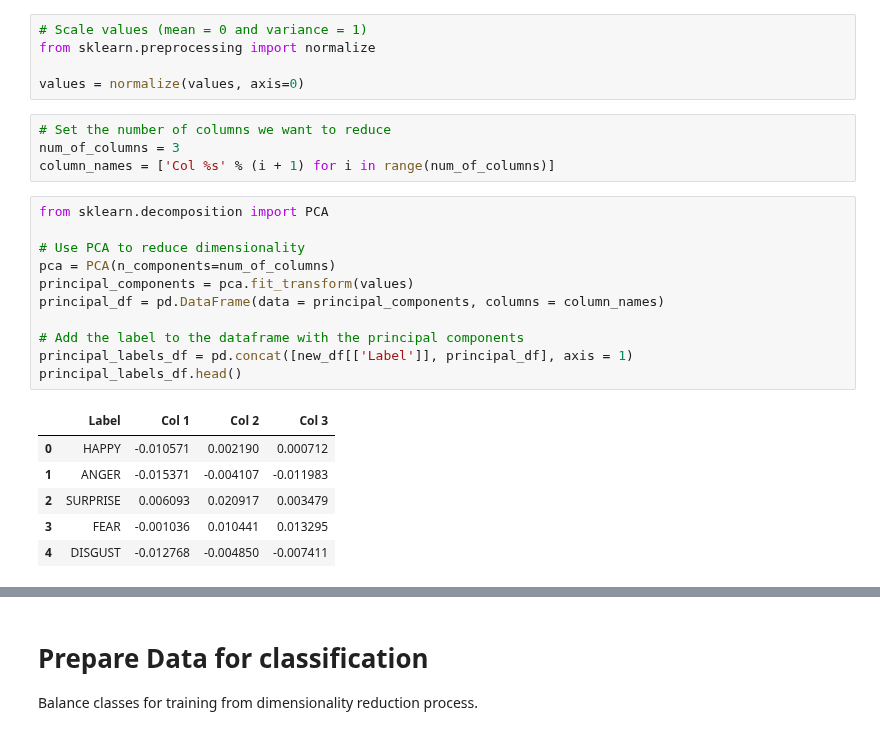
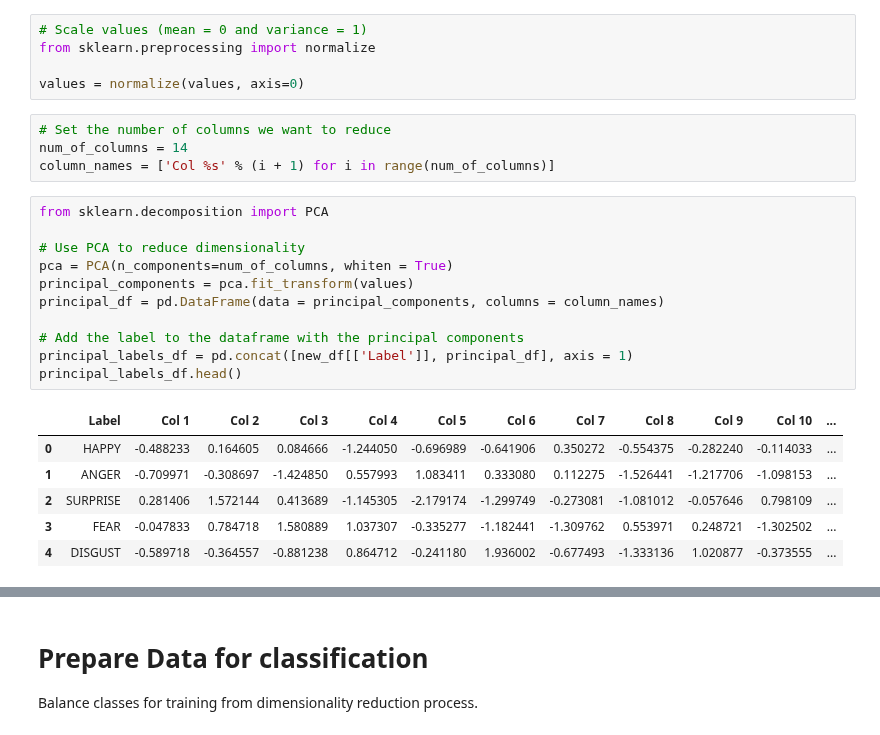
Before and after one commit to diegocasmo/iis-project, a Jupyter notebook: code/lm2-analysis/solution-nose-tip-lm2.ipynb, the cells around one changed output, grey strips where cells are left out. Cells and saved outputs as stored; diff of their text form.

Commit message:
Use 14 features and PCA with whiten

```diff
--- a/code/lm2-analysis/solution-nose-tip-lm2.ipynb
+++ b/code/lm2-analysis/solution-nose-tip-lm2.ipynb
@@ -129,26 +129,26 @@ from sklearn.preprocessing import normalize
 values = normalize(values, axis=0)
 # %%
 # Set the number of columns we want to reduce
-num_of_columns = 3
+num_of_columns = 14
 column_names = ['Col %s' % (i + 1) for i in range(num_of_columns)]
 # %%
 from sklearn.decomposition import PCA
 
 # Use PCA to reduce dimensionality
-pca = PCA(n_components=num_of_columns)
+pca = PCA(n_components=num_of_columns, whiten = True)
 principal_components = pca.fit_transform(values)
 principal_df = pd.DataFrame(data = principal_components, columns = column_names)
 
 # Add the label to the dataframe with the principal components
 principal_labels_df = pd.concat([new_df[['Label']], principal_df], axis = 1)
 principal_labels_df.head()
 # %% [output]
-|  | Label | Col 1 | Col 2 | Col 3 |
-| 0 | HAPPY | -0.010571 | 0.002190 | 0.000712 |
-| 1 | ANGER | -0.015371 | -0.004107 | -0.011983 |
-| 2 | SURPRISE | 0.006093 | 0.020917 | 0.003479 |
-| 3 | FEAR | -0.001036 | 0.010441 | 0.013295 |
-| 4 | DISGUST | -0.012768 | -0.004850 | -0.007411 |
+|  | Label | Col 1 | Col 2 | Col 3 | Col 4 | Col 5 | Col 6 | Col 7 | Col 8 | Col 9 | Col 10 | ... |
+| 0 | HAPPY | -0.488233 | 0.164605 | 0.084666 | -1.244050 | -0.696989 | -0.641906 | 0.350272 | -0.554375 | -0.282240 | -0.114033 | ... |
+| 1 | ANGER | -0.709971 | -0.308697 | -1.424850 | 0.557993 | 1.083411 | 0.333080 | 0.112275 | -1.526441 | -1.217706 | -1.098153 | ... |
+| 2 | SURPRISE | 0.281406 | 1.572144 | 0.413689 | -1.145305 | -2.179174 | -1.299749 | -0.273081 | -1.081012 | -0.057646 | 0.798109 | ... |
+| 3 | FEAR | -0.047833 | 0.784718 | 1.580889 | 1.037307 | -0.335277 | -1.182441 | -1.309762 | 0.553971 | 0.248721 | -1.302502 | ... |
+| 4 | DISGUST | -0.589718 | -0.364557 | -0.881238 | 0.864712 | -0.241180 | 1.936002 | -0.677493 | -1.333136 | 1.020877 | -0.373555 | ... |
 # %%
 # Visualize the PCA 2d projection
 import matplotlib.pyplot as plt
```
Also changed, not shown: parts of 5 cells of this notebook.
